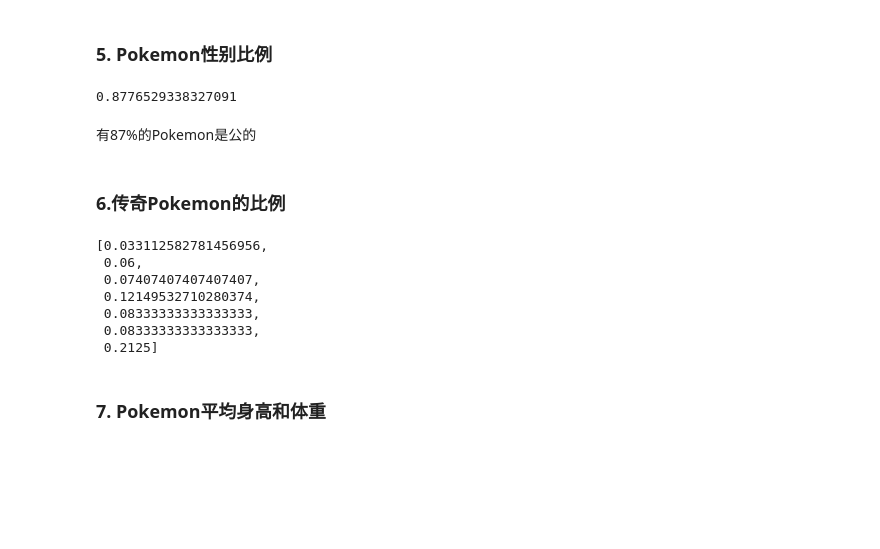
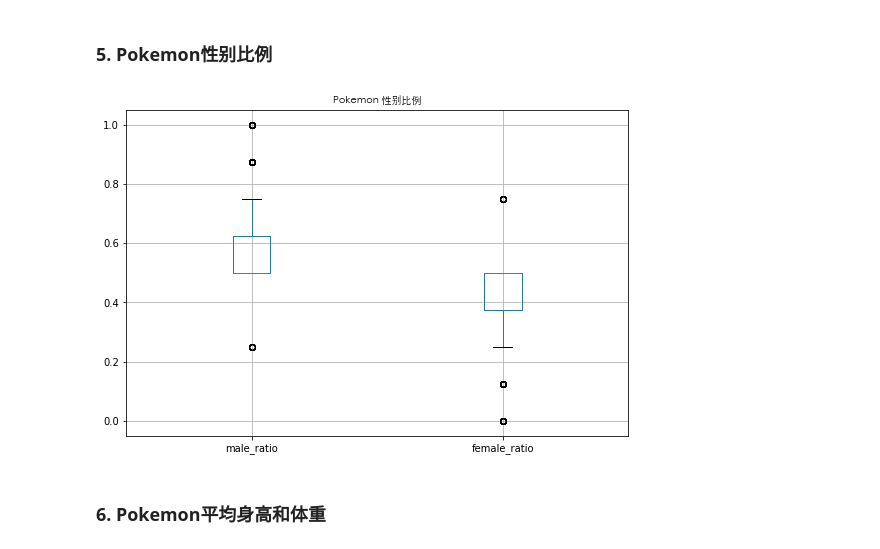
Before and after one commit to ezra1218/pokemon-stats, a Jupyter notebook: pokemon-analysis.ipynb, the cells around one changed output. Cells and saved outputs as stored; diff of their text form; code cells hidden in the pictures; blank space fills up the shorter version.

```diff
--- a/pokemon-analysis.ipynb
+++ b/pokemon-analysis.ipynb
@@ -272,10 +303,11 @@ top_base_df
 # %% [markdown]
 ### 5. Pokemon性别比例
-# %%
-df.percentage_male.count() / df.shape[0]
-# %% [output]
-0.8776529338327091
-# %% [markdown]
-有87%的Pokemon是公的
+# %%
+df_gender = pd.DataFrame({'male_ratio': df.male_ratio, 'female_ratio': 1-df.male_ratio})
+# %%
+df_gender.boxplot(figsize=(9, 6))
+plt.title('Pokemon 性别比例', fontproperties=font);
+# %% [output]
+[figure, added]
 # %% [markdown]
-### 6.传奇Pokemon的比例
+### 6. Pokemon平均身高和体重
@@ -287,15 +314,3 @@ for i in range(7):
-# %%
-legend
-# %% [output]
-[0.033112582781456956,
- 0.06,
- 0.07407407407407407,
- 0.12149532710280374,
- 0.08333333333333333,
- 0.08333333333333333,
- 0.2125]
-# %% [markdown]
-### 7. Pokemon平均身高和体重
 # %%
 mean_height = []
 mean_weight = []
```
Also changed, not shown: parts of 29 cells of this notebook.
